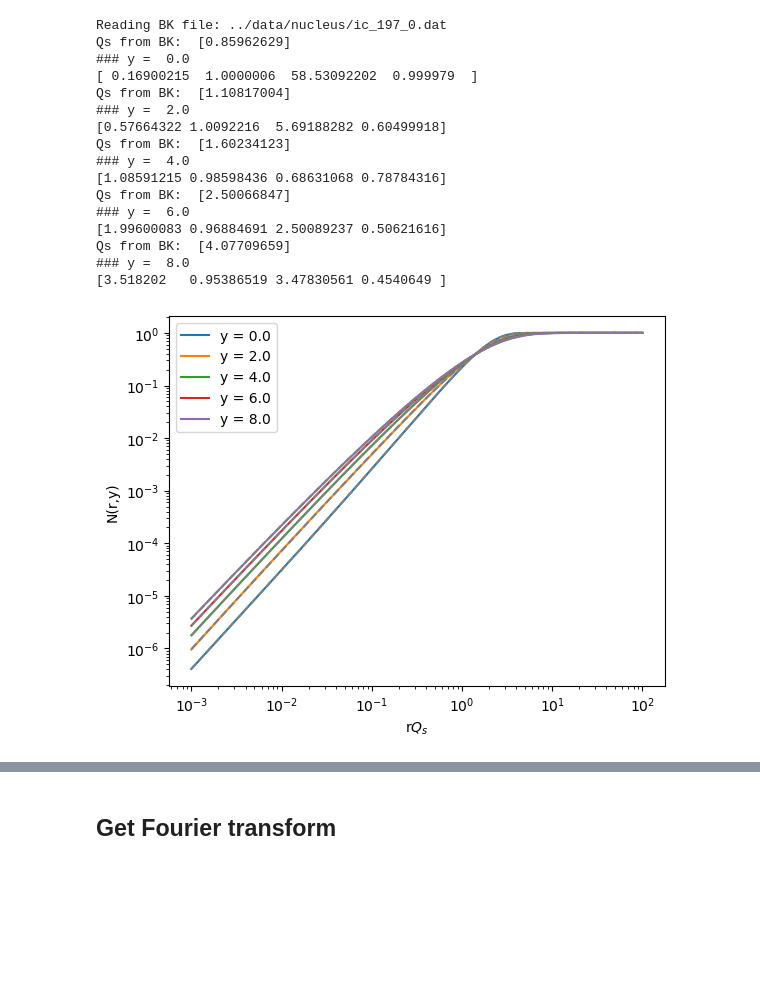
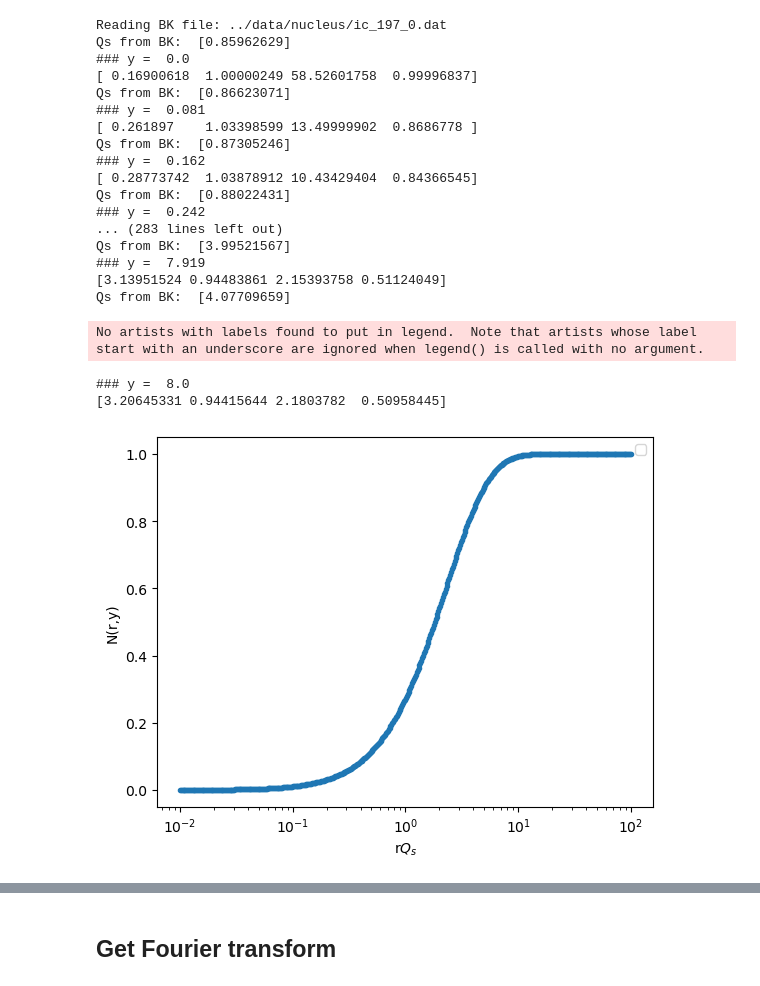
Before and after one commit to camcasuga/sidis_fit, a Jupyter notebook: src/fitting.ipynb, the cells around one changed output, grey strips where cells are left out. Saved outputs shown, nothing was run; the diff lists cells and outputs as text; code cells hidden in the pictures; blank space fills up the shorter version.

```diff
--- a/src/fitting.ipynb
+++ b/src/fitting.ipynb
@@ -71,13 +71,13 @@ bk_file = '../data/nucleus/ic_197_0.dat'
 #bk_file = "../data/hm2013/Au/bk/glauber_mv1_0"
 BKinterpolator = dipole.BKDipole(bk_file)
 #init = [1.0, 0.8, 1.0, 1.0]
-init = [1.0, 0.8, 1.0, 0.8]
+init = [1.0, 1.0, 1.0, 0.3]
 lbounds = [0.001, 0.1, 1.0/np.exp(1), 0.1]
 ubounds = [10.0, 100.0, 100.0, 10.0]
-grid_size = 5 # 100
+grid_size = 100
 y_max = 8.0
 y_array = np.linspace(0, y_max, grid_size)
-rqsgrid = np.logspace(-3, 2, 200)
+rqsgrid = np.logspace(-2, 2, 500)
 allr = np.logspace(-3,2, 200)
 Nyr = lambda yy,rr: BKinterpolator.ln_Nr(yy,rr) # Make interpolator to a callable function
 func_qs2 = lambda yy,rr: BKinterpolator.N(yy,rr)
@@ -94,50 +94,65 @@ for y in y_array:
     #print("Check if Qs is correct: ", func_qs2(y, np.sqrt(2/Qs2)))
     r = rqsgrid/np.sqrt(Qs2)
     #print('r=',r)
     minimizer = minimizing.MyMinimizer(Nyr, y, r, init, lbounds = lbounds, ubounds = ubounds)
     out = minimizer.fit_ls()
     fit_params = out.x
+    # if y > 2 and y < 4:
+    #     fit_params[3] = 0.6
     fit_params_array[i, :] = fit_params
 
     fit_func = minimizer.parametrization(fit_params[0], fit_params[1], fit_params[2], fit_params[3])
-    plt.plot(rqsgrid, np.exp(fit_func), '-', label='y = '+str(np.round(y,3)))
-    plt.plot(rqsgrid, np.exp(Nyr(y,r)), '--', color = 'gray')
-    plt.xscale('log')
-    plt.yscale('log')
-    plt.legend()
-    plt.xlabel('r$Q_s$')
-    plt.ylabel('N(r,y)')
+    if y == y_max:
+        rqs2_grid_ext = np.logspace(-4, 2, 600)
+        r_grid_ext = rqs2_grid_ext/np.sqrt(Qs2)
+        fit_ext = [minimizer.Ff(rr, fit_params[0], fit_params[1], fit_params[2], fit_params[3]) for rr in r_grid_ext]
+        data_ext = np.exp(Nyr(y,r_grid_ext))
+        #a = np.abs(np.exp(fit_func)-np.exp(Nyr(y,r)))/np.exp(Nyr(y,r))
+        #a = np.abs(fit_ext - data_ext)/data_ext
+        #plt.plot(rqs2_grid_ext, a, '--', color = 'gray')
+        plt.plot(rqsgrid, np.exp(Nyr(y,r)), '-', color = 'gray')
+        plt.plot(rqsgrid, np.exp(fit_func), '.')
+        plt.xscale('log')
+        #plt.yscale('log')
+        #plt.xlim(1e-1, 1e1)
+        plt.legend()
+        plt.xlabel('r$Q_s$')
+        plt.ylabel('N(r,y)')
     # if y == 0 or y == 0.12:
     #     fit_params_array[i, :] = [ic_qs[0], 1.0, ic_ec[0], 1.0]
     #     fit_params_array[i, 0] = 197 * get_TA(0, A) * ic_sigma02[0] * conv_mbGeV2 * ic_qs[0]
     #fit_func = minimizer.parametrization(fit_params[0], fit_params[1], fit_params[2], fit_params[3])
     print('### y = ', np.round(y,3))
     print(fit_params_array[i, :] )
     # if y > 1:
     #init = fit_params
     i += 1
 
 with file_params:
     file_params.write("# Parameter file of fit of dipole from {}".format(bk_file) + "\n")
     file_params.write("# y ranges from 0 to {} in {} steps".format(y_max, grid_size) + "\n")
     file_params.write("# Columns: y, Qs2, gamma, ec, p" + "\n")
     for j in range(len(y_array)):
         file_params.write("{: .6e} {: .6e} {: .6e} {: .6e} {: .6e}\n".format(y_array[j], fit_params_array[j,0], fit_params_array[j,1], fit_params_array[j,2], fit_params_array[j,3]))
 # %% [output]
 Reading BK file: ../data/nucleus/ic_197_0.dat
 Qs from BK:  [0.85962629]
 ### y =  0.0
-[ 0.16900215  1.0000006  58.53092202  0.999979  ]
-Qs from BK:  [1.10817004]
-### y =  2.0
-[0.57664322 1.0092216  5.69188282 0.60499918]
-Qs from BK:  [1.60234123]
-### y =  4.0
-[1.08591215 0.98598436 0.68631068 0.78784316]
-Qs from BK:  [2.50066847]
-### y =  6.0
-[1.99600083 0.96884691 2.50089237 0.50621616]
+[ 0.16900618  1.00000249 58.52601758  0.99996837]
+Qs from BK:  [0.86623071]
+### y =  0.081
+[ 0.261897    1.03398599 13.49999902  0.8686778 ]
+Qs from BK:  [0.87305246]
+### y =  0.162
+[ 0.28773742  1.03878912 10.43429404  0.84366545]
+Qs from BK:  [0.88022431]
+### y =  0.242
+... (283 lines left out)
+Qs from BK:  [3.99521567]
+### y =  7.919
+[3.13951524 0.94483861 2.15393758 0.51124049]
 Qs from BK:  [4.07709659]
-### y =  8.0
-[3.518202   0.95386519 3.47830561 0.4540649 ]
+No artists with labels found to put in legend.  Note that artists whose label start with an underscore are ignored when legend() is called with no argument.
+### y =  8.0
+[3.20645331 0.94415644 2.1803782  0.50958445]
-[figure, old version]
+[figure, new version]
```
Also changed, not shown: parts of 8 cells of this notebook.
